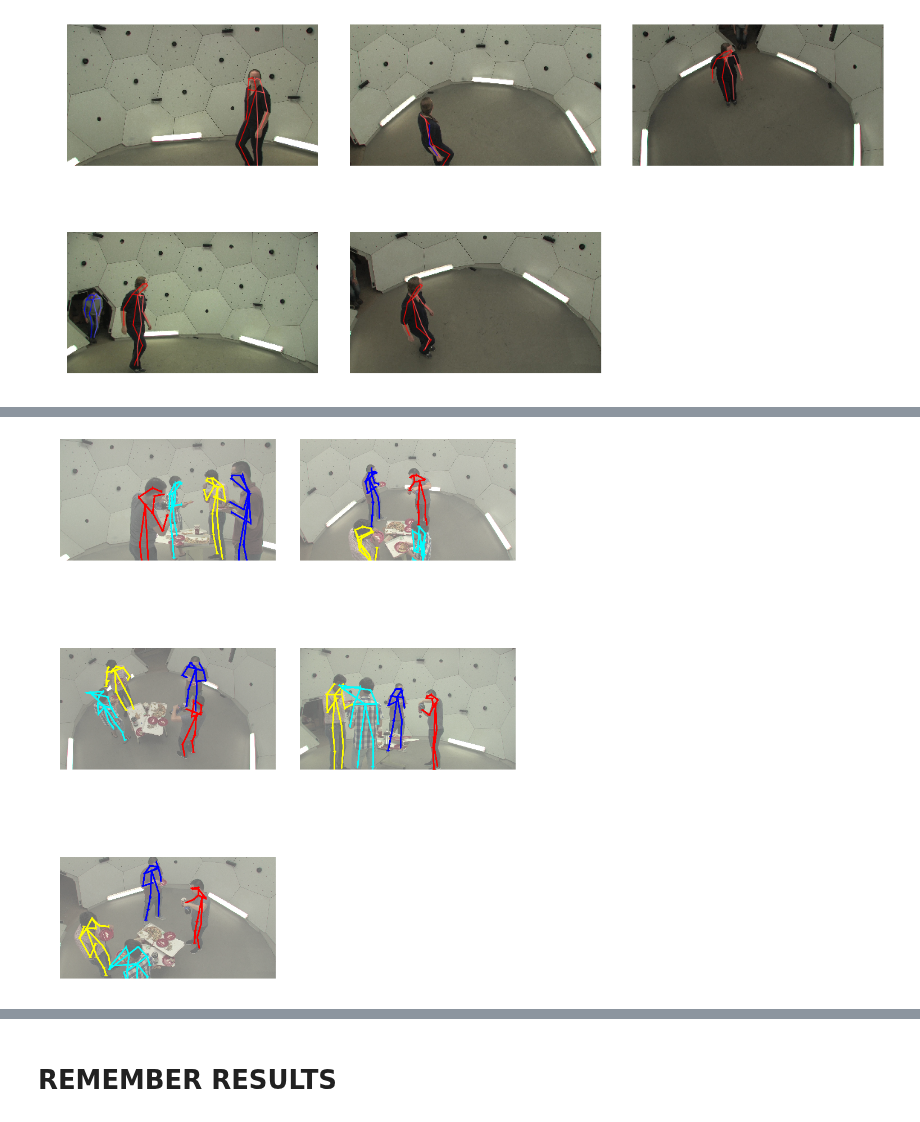
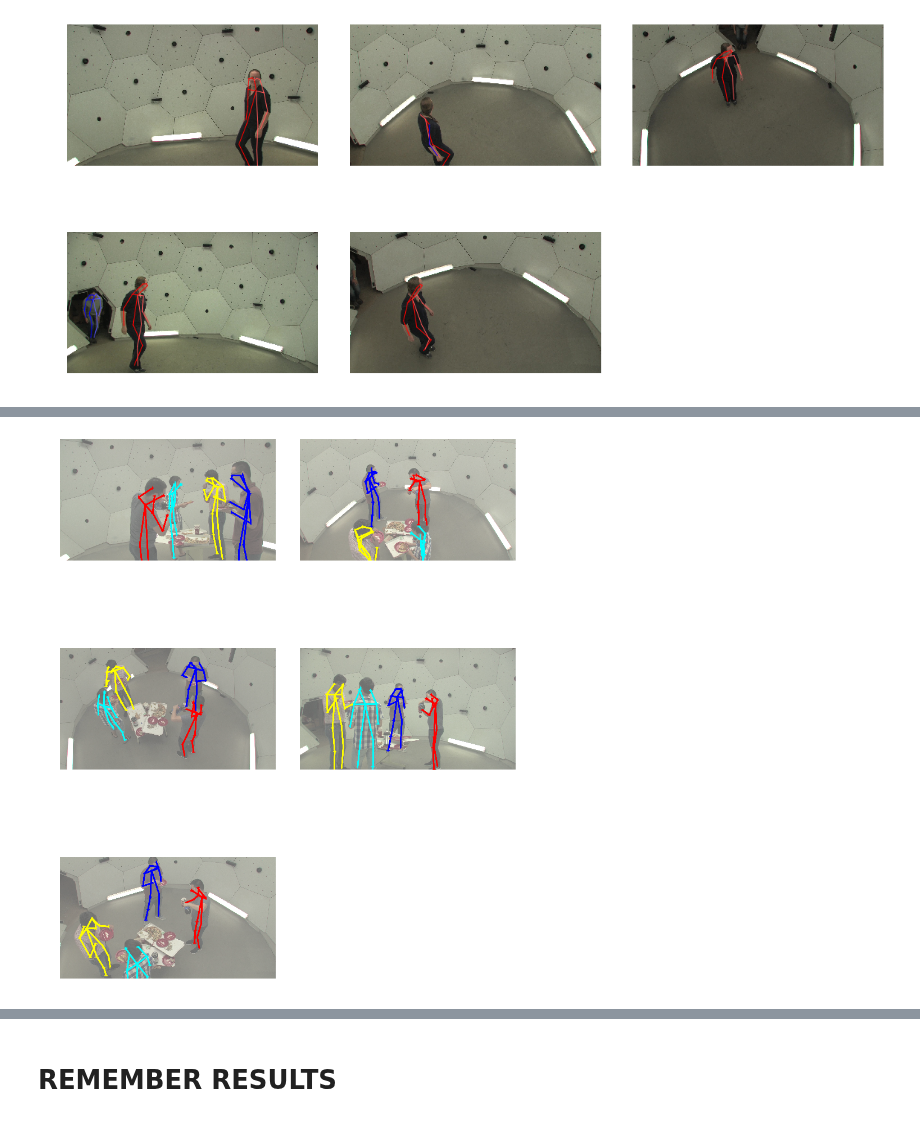
Before and after one commit to jutanke/mvpose, a Jupyter notebook: evaluation/Baseline_CMU.ipynb, the cells around one changed output, grey strips where cells are left out. Cells and saved outputs as stored; diff of their text form; code cells hidden in the pictures.

```diff
--- a/evaluation/Baseline_CMU.ipynb
+++ b/evaluation/Baseline_CMU.ipynb
@@ -240,8 +240,8 @@ Y = cmu_panoptic.transform_y(Y)
 params = settings.get_settings(
     max_epi_distance=40,
     scale_to_mm=10,
-    gp_max_radius=30,
-    pp_conflict_overlap=0.6)
+    gp_max_radius=40,
+    pp_conflict_overlap=0.7)
 
 # -- we always use gpu --
 assert loader.with_gpu
@@ -311,6 +311,6 @@ Handle transitivity:
 
 (GRAPH PARTITIONING)
-[figure, old version]
+[figure, new version]
 # %%
 from mvpose.baseline.baseline import estimate
 
```
Also changed, not shown: parts of 13 cells of this notebook, 4 other files.
